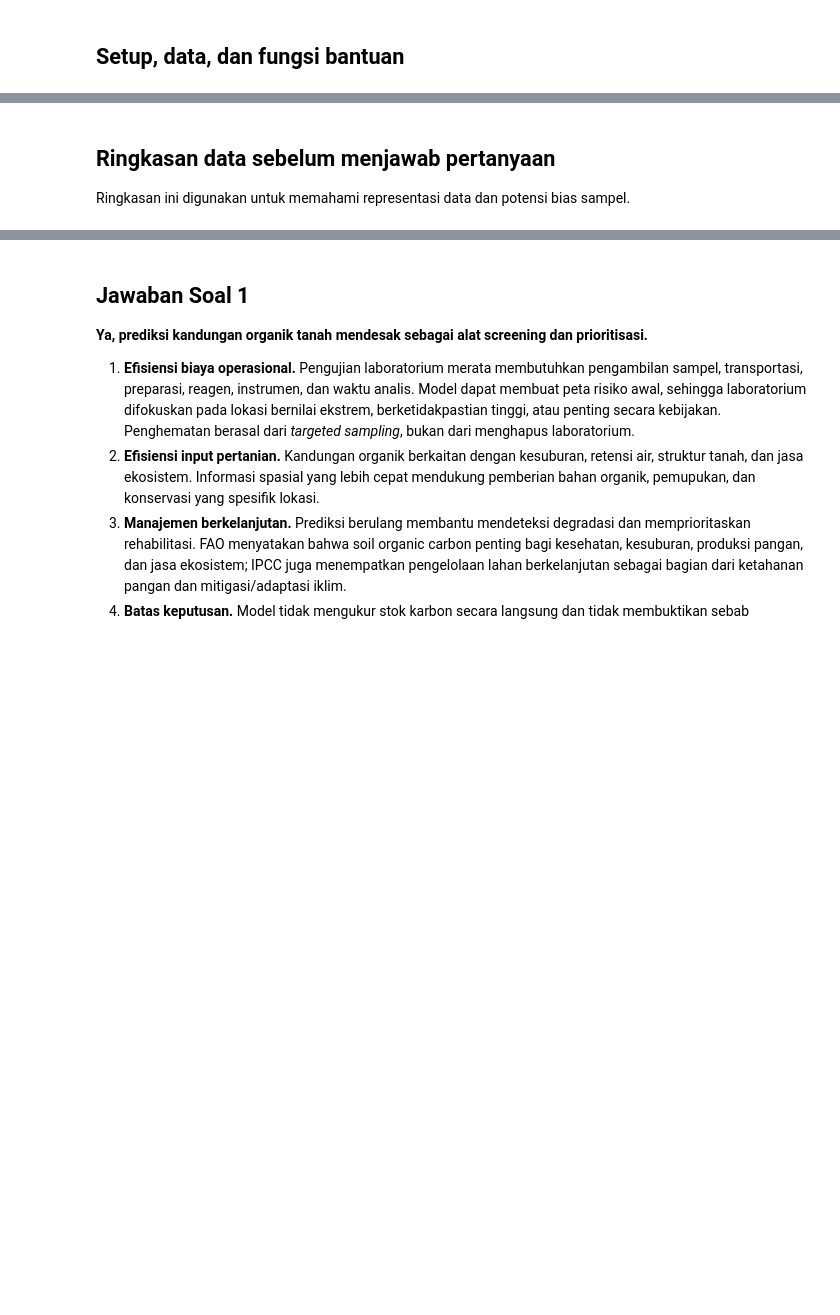
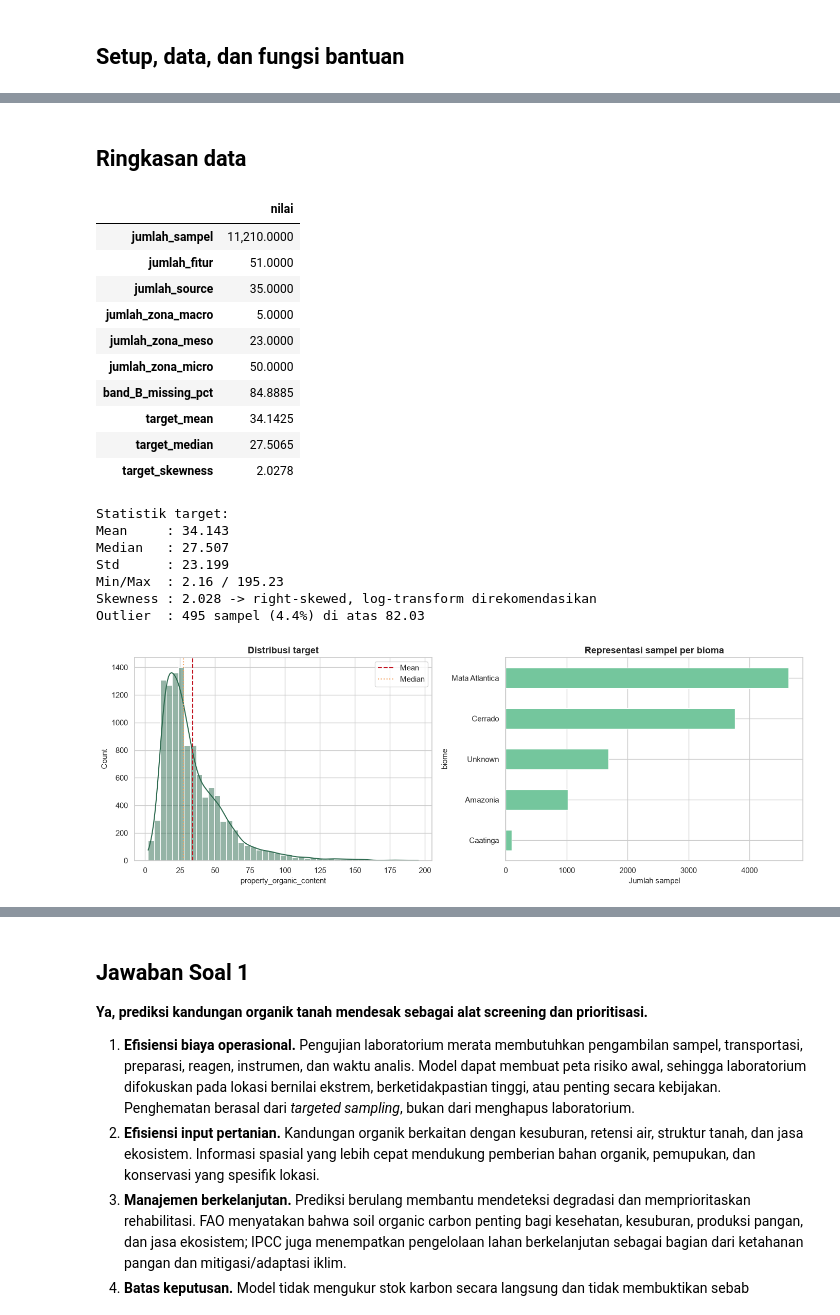
Before and after one commit to AliNicholas/compfest-tikum, a Jupyter notebook: research_questions.ipynb, the cells around one changed output, grey strips where cells are left out. Saved outputs shown, nothing was run; the diff lists cells and outputs as text; code cells hidden in the pictures; blank space fills up the shorter version.

```diff
--- a/research_questions.ipynb
+++ b/research_questions.ipynb
@@ -244,34 +247,72 @@ print(f"Categorical features: {len(cat_cols_full)}")
 # %% [markdown]
-## Ringkasan data sebelum menjawab pertanyaan
-
-Ringkasan ini digunakan untuk memahami representasi data dan potensi bias sampel.
+## Ringkasan data
 # %%
 band_b_cols = [c for c in train.columns if c.startswith("spectral_band_B_PC_")]
 overview = pd.Series({
     "jumlah_sampel": len(train),
     "jumlah_fitur": train.shape[1] - 1,
     "jumlah_source": train["source_id"].nunique(),
     "jumlah_zona_macro": train["geo_zone_macro"].nunique(),
     "jumlah_zona_meso": train["geo_zone_meso"].nunique(),
     "jumlah_zona_micro": train["geo_zone_micro"].nunique(),
     "band_B_missing_pct": train[band_b_cols].isna().all(axis=1).mean() * 100,
     "target_mean": y.mean(),
     "target_median": y.median(),
     "target_skewness": y.skew(),
 })
 display(overview.to_frame("nilai"))
 
+q1, q3 = y.quantile([0.25, 0.75])
+iqr = q3 - q1
+outlier_upper = q3 + 1.5 * iqr
+outlier_mask = y > outlier_upper
+skewness = y.skew()
+if skewness > 1:
+    skew_note = "right-skewed, log-transform direkomendasikan"
+elif skewness < -1:
+    skew_note = "left-skewed"
+else:
+    skew_note = "relatif simetris"
+
+print("Statistik target:")
+print(f"Mean     : {y.mean():.3f}")
+print(f"Median   : {y.median():.3f}")
+print(f"Std      : {y.std():.3f}")
+print(f"Min/Max  : {y.min():.2f} / {y.max():.2f}")
+print(f"Skewness : {skewness:.3f} -> {skew_note}")
+print(f"Outlier  : {outlier_mask.sum():,} sampel ({outlier_mask.mean() * 100:.1f}%) di atas {outlier_upper:.2f}")
+
 _, axes = plt.subplots(1, 2, figsize=(14, 5))
 sns.histplot(y, bins=45, kde=True, color=GREEN, ax=axes[0])
 axes[0].axvline(y.mean(), color=RED, ls="--", label="Mean")
 axes[0].axvline(y.median(), color=ORANGE, ls=":", label="Median")
 axes[0].set_title("Distribusi target")
 axes[0].legend()
 
 train["biome"].value_counts().sort_values().plot(
     kind="barh", color=LIGHT_GREEN, ax=axes[1]
 )
 axes[1].set_title("Representasi sampel per bioma")
 axes[1].set_xlabel("Jumlah sampel")
 plt.tight_layout()
 plt.show()
+# %% [output]
+|  | nilai |
+| jumlah_sampel | 11,210.0000 |
+| jumlah_fitur | 51.0000 |
+| jumlah_source | 35.0000 |
+| jumlah_zona_macro | 5.0000 |
+| jumlah_zona_meso | 23.0000 |
+| jumlah_zona_micro | 50.0000 |
+| band_B_missing_pct | 84.8885 |
+| target_mean | 34.1425 |
+| target_median | 27.5065 |
+| target_skewness | 2.0278 |
+Statistik target:
+Mean     : 34.143
+Median   : 27.507
+Std      : 23.199
+Min/Max  : 2.16 / 195.23
+Skewness : 2.028 -> right-skewed, log-transform direkomendasikan
+Outlier  : 495 sampel (4.4%) di atas 82.03
+[figure, added]
```
Also changed, not shown: parts of 36 cells of this notebook, 2 other files.
